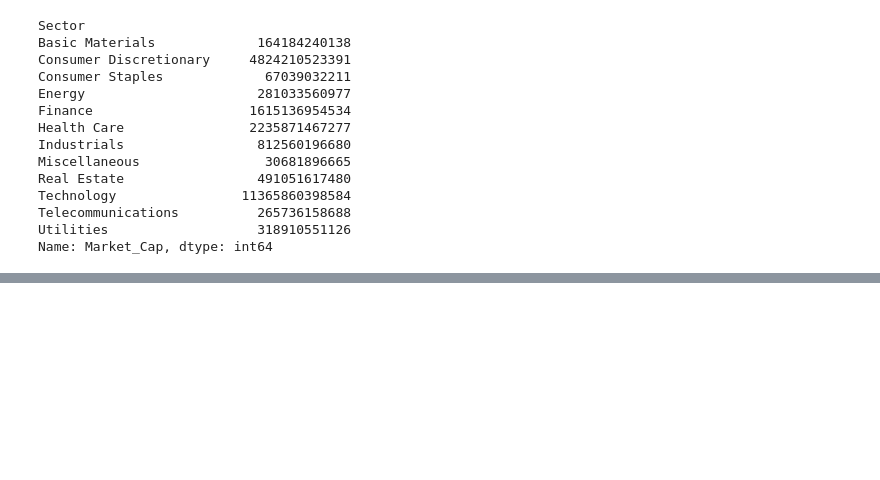
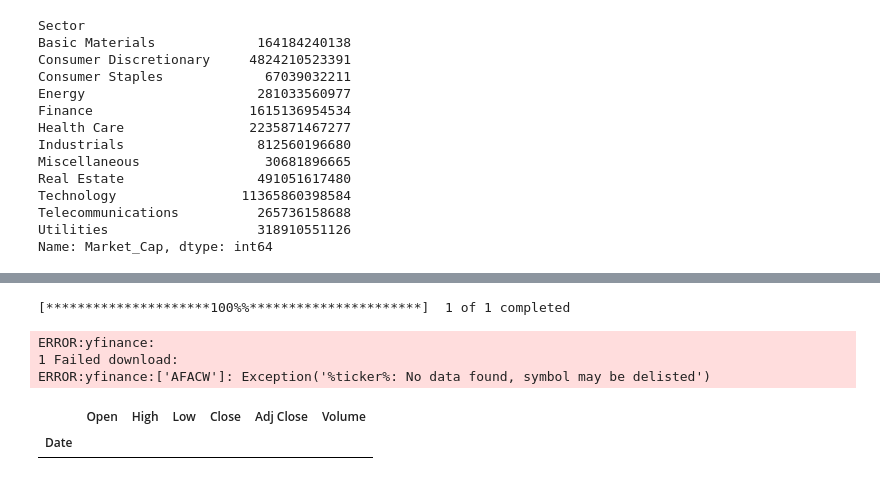
Before and after one commit to maximarbuzov/maxim, a Jupyter notebook: Untitled7.ipynb, the cells around one changed output, grey strips where cells are left out. Cells and saved outputs as stored; diff of their text form; code cells hidden in the pictures; blank space fills up the shorter version.

```diff
--- a/Untitled7.ipynb
+++ b/Untitled7.ipynb
@@ -239,0 +245,9 @@ data.groupby(['Sector']).sum().plot(kind='pie',y='Market_Cap',autopct='%1.1f%%',
+# %%
+yf.download(tickers='AFACW', period='1000d',interval='1d',group_by='column')
+# %% [output]
+[*********************100%%**********************]  1 of 1 completed
+ERROR:yfinance:
+1 Failed download:
+ERROR:yfinance:['AFACW']: Exception('%ticker%: No data found, symbol may be delisted')
+|  | Open | High | Low | Close | Adj Close | Volume |
+| Date |  |  |  |  |  |  |
```
Also changed, not shown: parts of 8 cells of this notebook.
